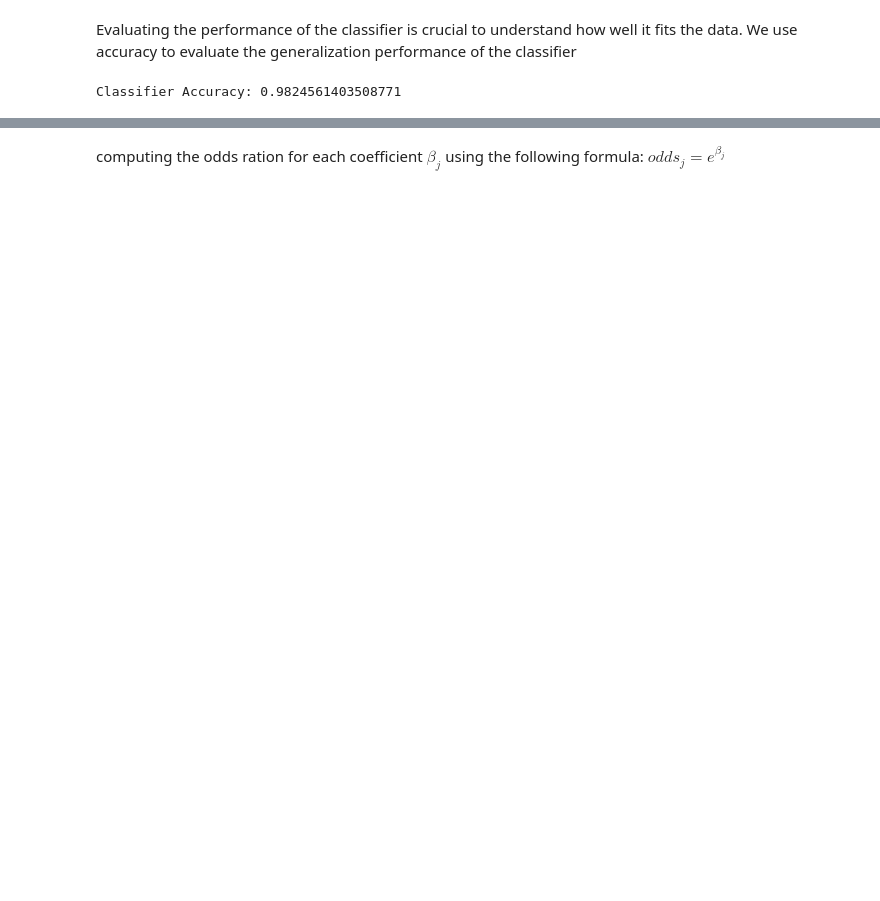
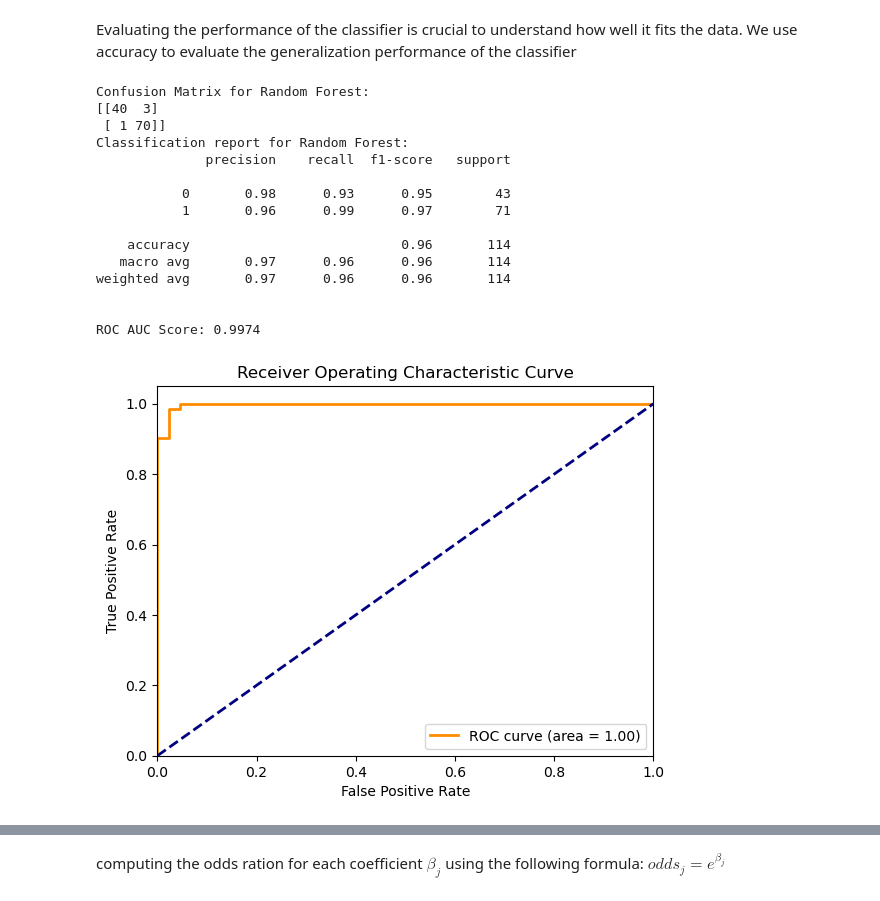
Before and after one commit to mhabirovs/m4rai, a Jupyter notebook: Explainability.ipynb, the cells around one changed output, grey strips where cells are left out. Drawn from its saved outputs; the diff is of its cells as text; code cells hidden in the pictures; blank space fills up the shorter version.

```diff
--- a/Explainability.ipynb
+++ b/Explainability.ipynb
@@ -118,9 +130,56 @@ See the caveats in the documentation: https://pandas.pydata.org/pandas-docs/stab
 # %% [markdown]
 Evaluating the performance of the classifier is crucial to understand how well it fits the data. We use accuracy to evaluate the generalization performance of the classifier
-# %%
-# Calculating the accuracy
-acc = accuracy_score(y_test, y_pred)
-
-print(f'Classifier Accuracy: {acc}')
-# %% [output]
-Classifier Accuracy: 0.9824561403508771
+# %%
+# Initialize the RandomForestClassifier
+rf = RandomForestClassifier(random_state=1)
+
+rf.fit(X_train_standardized, y_train)
+
+y_pred = rf.predict(X_test_standardized)
+
+# Calculating the metrics
+class_report = classification_report(y_test, y_pred)
+conf_matrix = confusion_matrix(y_test, y_pred)
+
+print("\nConfusion Matrix for Random Forest:")
+print(conf_matrix)
+
+print('Classification report for Random Forest:')
+print(class_report)
+
+# ROC AUC score
+roc_auc = roc_auc_score(y_test, model.predict_proba(X_test_standardized)[:, 1])
+print(f"\nROC AUC Score: {roc_auc:.4f}")
+
+# Plot ROC curve
+fpr, tpr, _ = roc_curve(y_test, model.predict_proba(X_test_standardized)[:, 1])
+roc_auc = auc(fpr, tpr)
+
+plt.figure()
+lw = 2
+plt.plot(fpr, tpr, color='darkorange', lw=lw, label='ROC curve (area = {:.2f})'.format(roc_auc))
+plt.plot([0, 1], [0, 1], color='navy', lw=lw, linestyle='--')
+plt.xlim([0.0, 1.0])
+plt.ylim([0.0, 1.05])
+plt.xlabel('False Positive Rate')
+plt.ylabel('True Positive Rate')
+plt.title('Receiver Operating Characteristic Curve')
+plt.legend(loc="lower right")
+plt.show()
+# %% [output]
+Confusion Matrix for Random Forest:
+[[40  3]
+ [ 1 70]]
+Classification report for Random Forest:
+              precision    recall  f1-score   support
+
+           0       0.98      0.93      0.95        43
+           1       0.96      0.99      0.97        71
+
+    accuracy                           0.96       114
+   macro avg       0.97      0.96      0.96       114
+weighted avg       0.97      0.96      0.96       114
+
+
+ROC AUC Score: 0.9974
+[figure, added]
```
Also changed, not shown: parts of 9 cells of this notebook.
